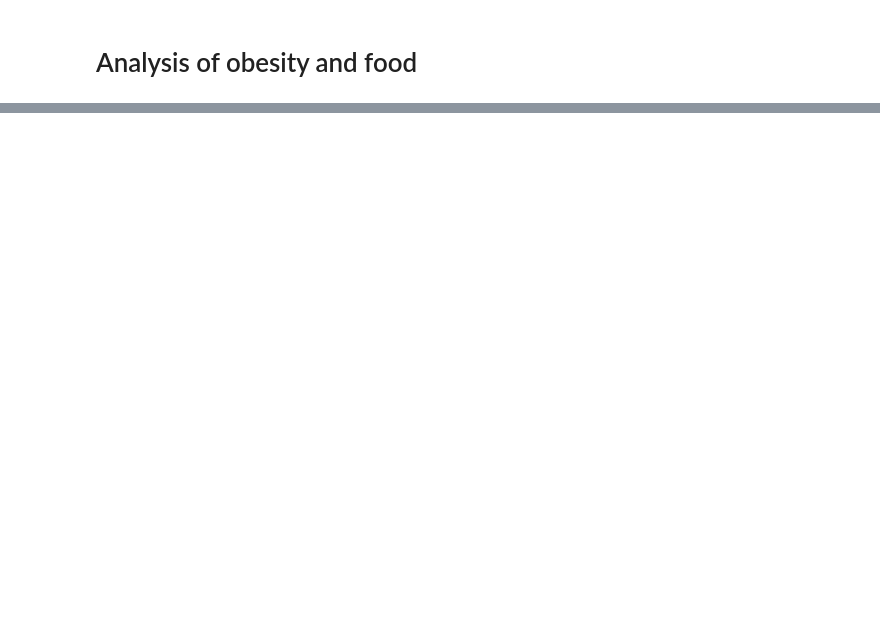
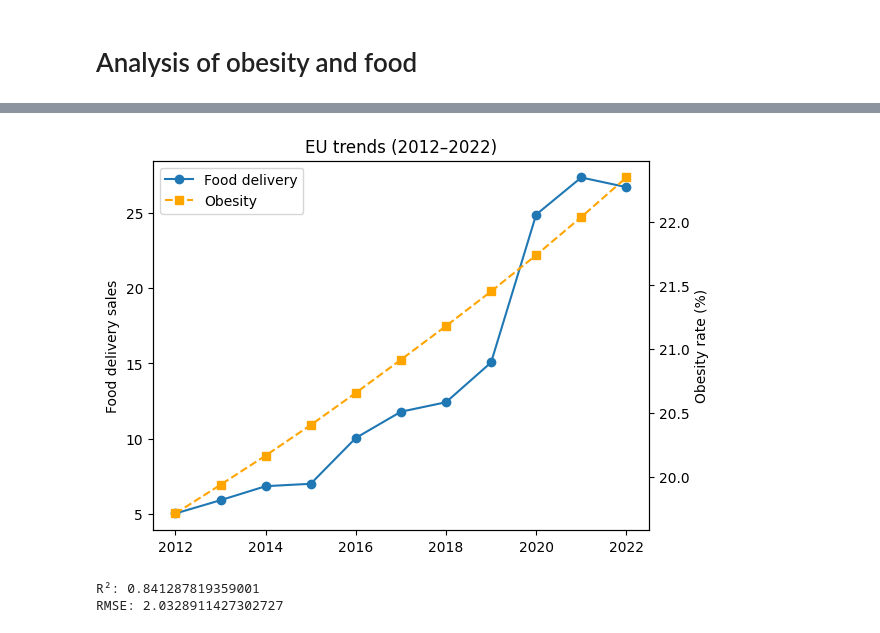
Before and after one commit to Danialmohebbi/EU-Obesity-Analysis, a Jupyter notebook: main.ipynb, the cells around one changed output, grey strips where cells are left out. Saved outputs shown, nothing was run; the diff lists cells and outputs as text; code cells hidden in the pictures; blank space fills up the shorter version.

```diff
--- a/main.ipynb
+++ b/main.ipynb
@@ -17,6 +19,9 @@ obesity_kids = pd.read_csv('data/obesity_kids.csv')
 gdp = pd.read_csv('data/gdp.csv')
 education = pd.read_csv('data/education.csv')
 food = pd.read_csv('data/food.csv')
+sales_2020 = pd.read_csv('data/esales_2020+.csv')
+sales_rest = pd.read_csv('data/esales_2020-.csv')
+sales = pd.concat([sales_2020,sales_rest])
 # %% [markdown]
 <h1>Utils</h1>
 # %%
@@ -285,0 +406,50 @@ plt.show()
+# %%
+
+eu_obesity = (
+    obesity[
+        (obesity['sex'] == 'TOTAL') &
+        (obesity['age'] == 'Y_GE18') &
+        (obesity['year'].between(2012, 2022))
+    ]
+    .groupby('year')['obesity_rate']
+    .mean()
+    .reset_index()
+)
+sales_df = sales[(sales['country'] == 'EU27_2020') & (sales['year'].isin(range(2012,2023)))]
+
+fig, ax1 = plt.subplots()
+
+ax1.plot(sales_df['year'],sales_df['food_delivery_sales'],marker='o',label='Food delivery')
+ax1.set_ylabel('Food delivery sales')
+
+ax2 = ax1.twinx()
+ax2.plot(eu_obesity['year'],eu_obesity['obesity_rate'],marker='s',linestyle='--',label='Obesity',color='orange')
+ax2.set_ylabel('Obesity rate (%)')
+
+plt.title("EU trends (2012–2022)")
+lines1, labels1 = ax1.get_legend_handles_labels()
+lines2, labels2 = ax2.get_legend_handles_labels()
+plt.legend(lines1 + lines2, labels1 + labels2, loc='upper left')
+
+plt.xlabel("Year")
+plt.show()
+# %% [output]
+[figure, added]
+# %%
+X = dataset[features]
+y = dataset[target]
+X_train, X_test, y_train, y_test = train_test_split( X, y,test_size=0.2,random_state=42)
+
+model = RandomForestRegressor(n_estimators=100,random_state=42)
+model.fit(X_train, y_train)
+
+y_pred = model.predict(X_test)
+
+r2 = r2_score(y_test, y_pred)
+rmse = np.sqrt(mean_squared_error(y_test, y_pred))
+
+print("R²:", r2)
+print("RMSE:", rmse)
+# %% [output]
+R²: 0.841287819359001
+RMSE: 2.0328911427302727
```
Also changed, not shown: parts of 14 cells of this notebook.
